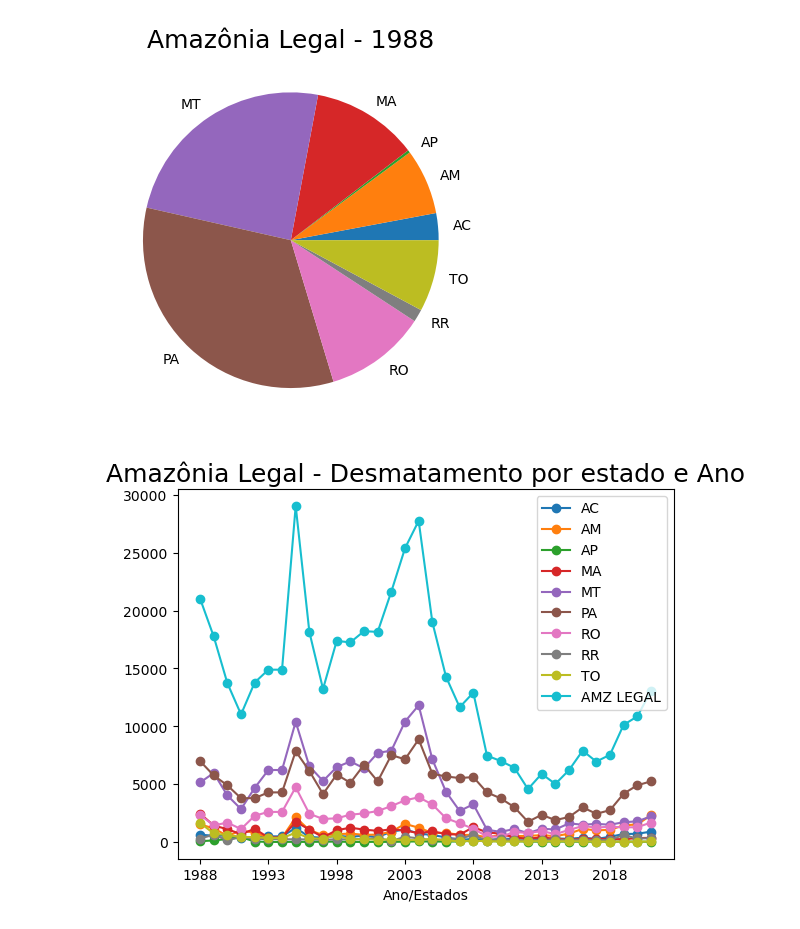
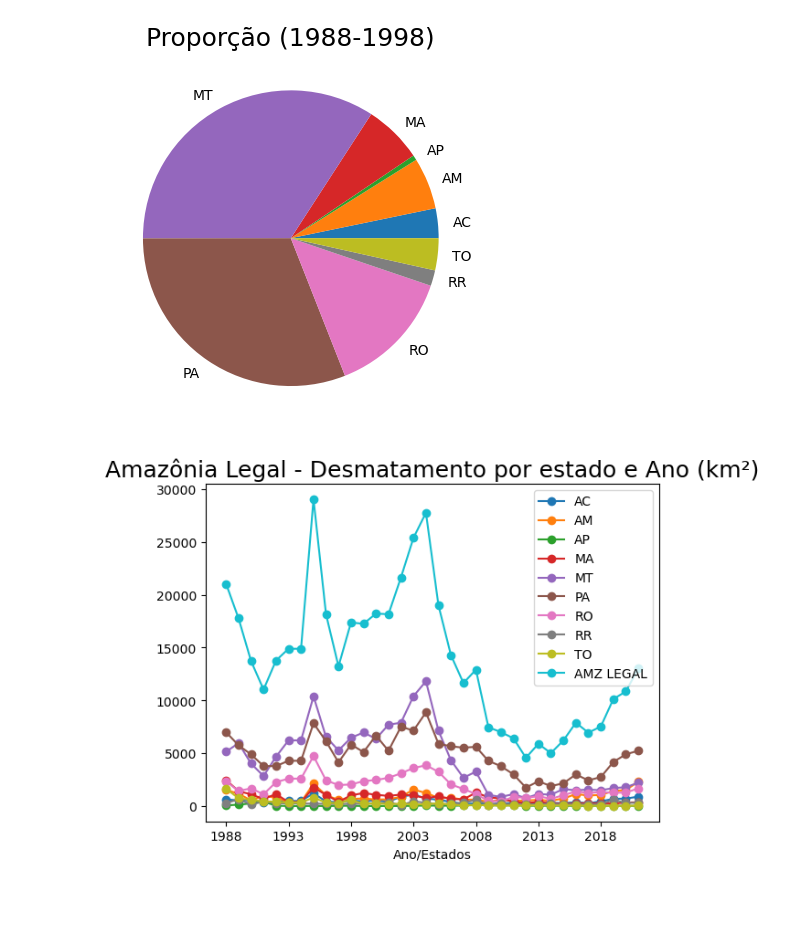
Before and after one commit to JohnHolz/JohnHolz.github.io, a Jupyter notebook: descritiva.ipynb, the cells around one changed output. Cells and saved outputs as stored; diff of their text form; code cells hidden in the pictures; blank space fills up the shorter version.

```diff
--- a/descritiva.ipynb
+++ b/descritiva.ipynb
@@ -5,6 +5,7 @@ import time
 import warnings
 warnings.filterwarnings("ignore")
 # %%
+site = "http://www.obt.inpe.br/OBT/assuntos/programas/amazonia/prodes"
 df = pd.DataFrame(pd.read_html(site)[1])
 new_header = df.iloc[0]
 df = df[1:-2]
@@ -20,14 +31,14 @@ _ = plt.pie(df.iloc[:,:-1].sum(),labels=df.iloc[:,:-1].columns)
 # %%
-_ = plt.title('Amazônia Legal - 1988',fontsize=18)
-_ = plt.pie(df.iloc[0,:-1],labels=df.iloc[:,:-1].columns)
+_ = plt.title('Proporção (1988-1998)',fontsize=18)
+_ = plt.pie(df.iloc[:10,:-1].sum(),labels=df.iloc[:,:-1].columns)
 # %% [output]
-[figure, old version]
+[figure, new version]
 # %%
 _ = df.plot(marker='o')
 _ = plt.legend(title="")
-_ = plt.title('Amazônia Legal - Desmatamento por estado e Ano',fontsize=18)
+_ = plt.title('Amazônia Legal - Desmatamento por estado e Ano (km²)',fontsize=18)
 # %% [output]
-[figure, old version]
+[figure, new version]
 # %%
 _ = df.cumsum().plot(marker='')
 _ = plt.legend(title="")
```
Also changed, not shown: parts of 8 cells of this notebook, 8 other files.
